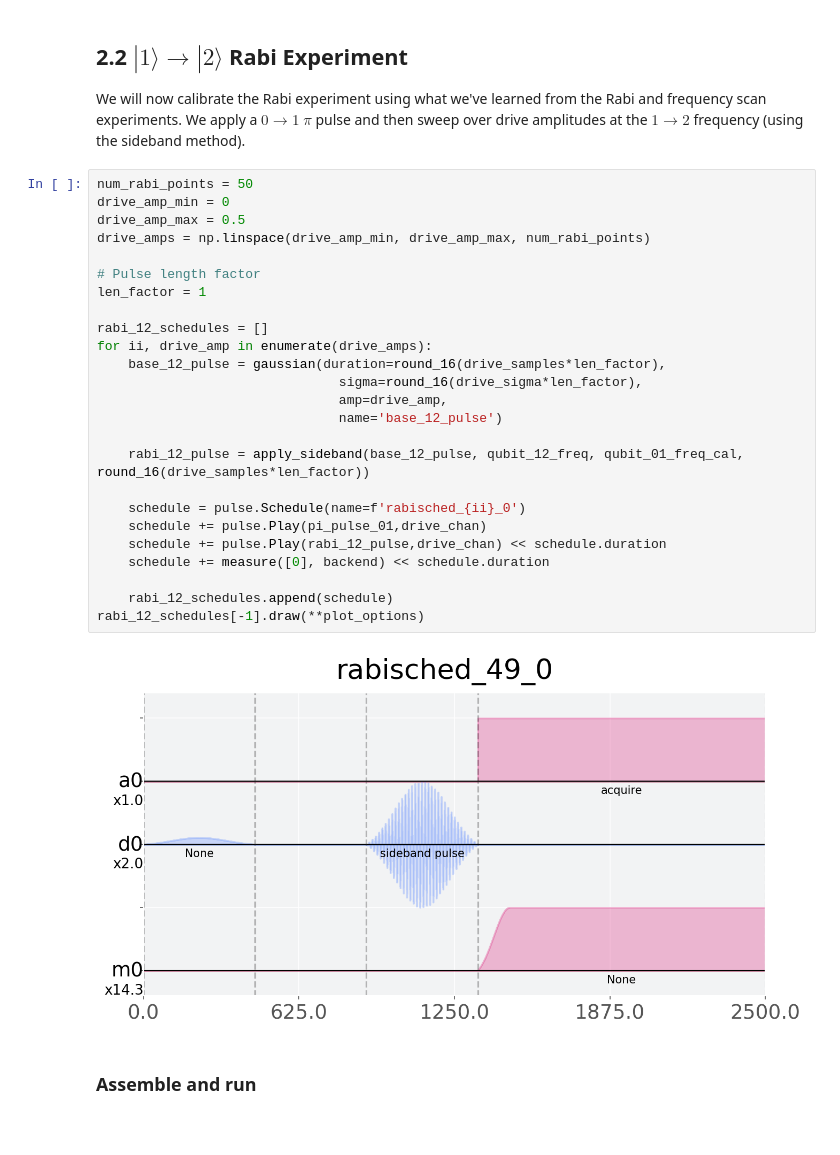
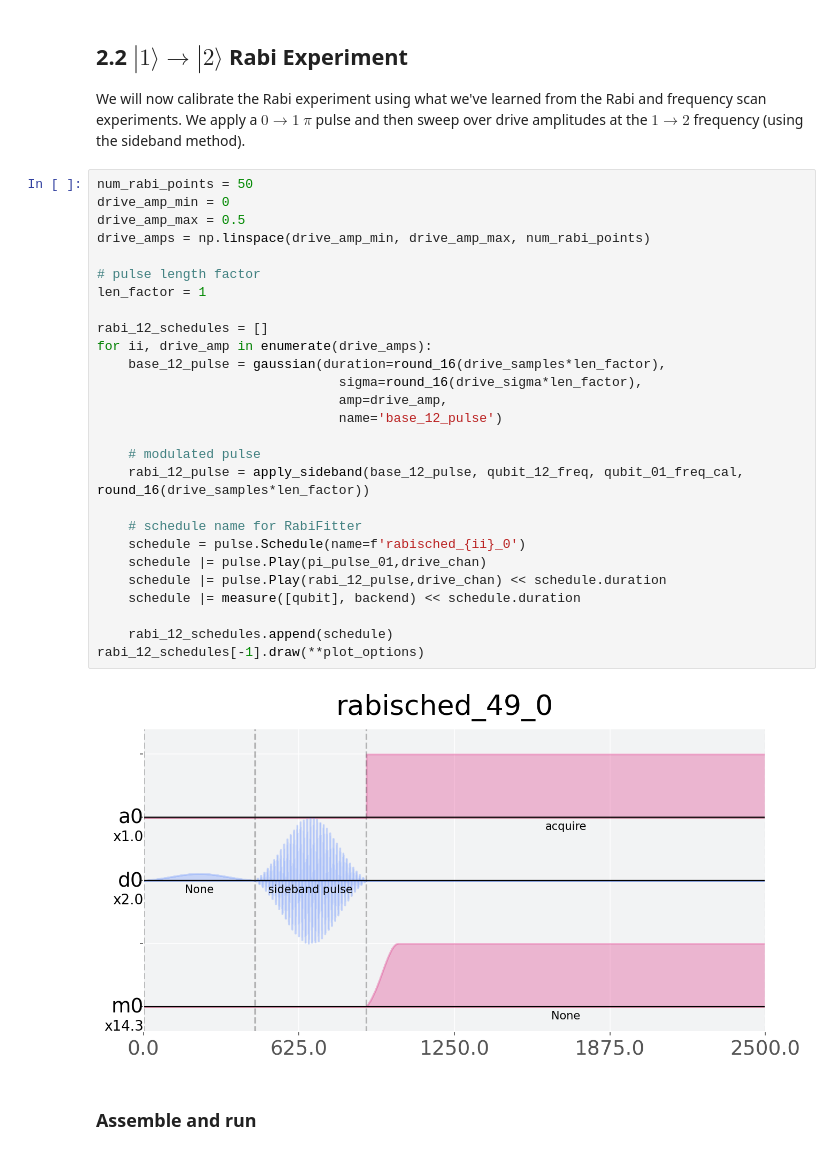
Before and after one commit to coruscating/ieee-qiskit-pulse-tutorial, a Jupyter notebook: excited-state-readout.ipynb, the cells around one changed output. Cells and saved outputs as stored; diff of their text form.

```diff
--- a/excited-state-readout.ipynb
+++ b/excited-state-readout.ipynb
@@ -333,30 +341,32 @@ We will now calibrate the Rabi experiment using what we've learned from the Rabi
 # %%
 num_rabi_points = 50
 drive_amp_min = 0
 drive_amp_max = 0.5
 drive_amps = np.linspace(drive_amp_min, drive_amp_max, num_rabi_points)
 
-# Pulse length factor
+# pulse length factor
 len_factor = 1
 
 rabi_12_schedules = []
 for ii, drive_amp in enumerate(drive_amps):
     base_12_pulse = gaussian(duration=round_16(drive_samples*len_factor),
                                sigma=round_16(drive_sigma*len_factor),
                                amp=drive_amp,
                                name='base_12_pulse')
 
+    # modulated pulse
     rabi_12_pulse = apply_sideband(base_12_pulse, qubit_12_freq, qubit_01_freq_cal, round_16(drive_samples*len_factor))
 
+    # schedule name for RabiFitter
     schedule = pulse.Schedule(name=f'rabisched_{ii}_0')
-    schedule += pulse.Play(pi_pulse_01,drive_chan)
-    schedule += pulse.Play(rabi_12_pulse,drive_chan) << schedule.duration
-    schedule += measure([0], backend) << schedule.duration
+    schedule |= pulse.Play(pi_pulse_01,drive_chan)
+    schedule |= pulse.Play(rabi_12_pulse,drive_chan) << schedule.duration
+    schedule |= measure([qubit], backend) << schedule.duration
 
     rabi_12_schedules.append(schedule)
 rabi_12_schedules[-1].draw(**plot_options)
 # %% [output]
-[figure, old version]
+[figure, new version]
 # %% [markdown]
 ### Assemble and run
 # %%
```
Also changed, not shown: parts of 11 cells of this notebook.
